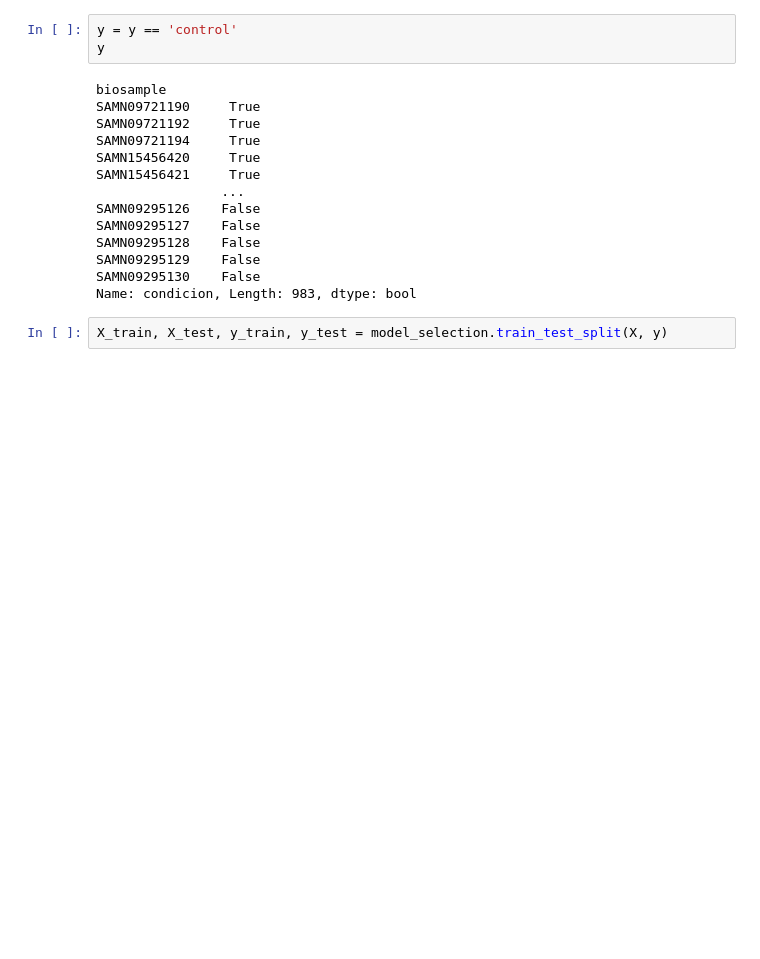
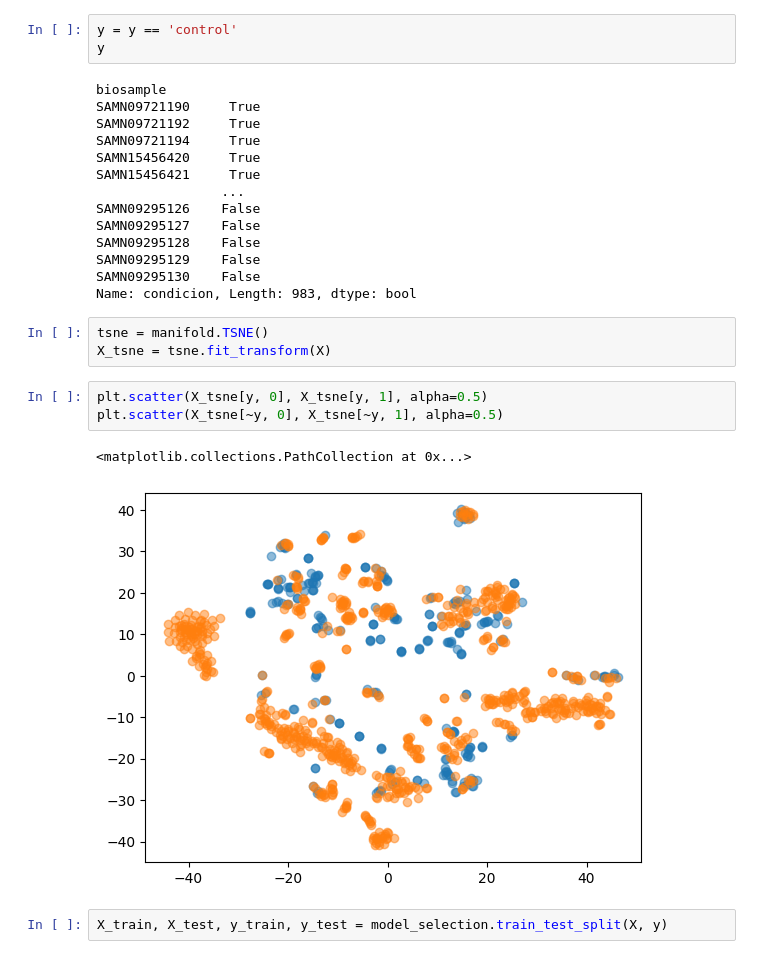
Before and after one commit to freire-guido/soy-biomarkers, a Jupyter notebook: modelado/venancio.ipynb, the cells around one changed output. Cells and saved outputs as stored; diff of their text form; blank space fills up the shorter version.

```diff
--- a/modelado/venancio.ipynb
+++ b/modelado/venancio.ipynb
@@ -83,6 +83,15 @@ SAMN09295128    False
 SAMN09295129    False
 SAMN09295130    False
 Name: condicion, Length: 983, dtype: bool
+# %%
+tsne = manifold.TSNE()
+X_tsne = tsne.fit_transform(X)
+# %%
+plt.scatter(X_tsne[y, 0], X_tsne[y, 1], alpha=0.5)
+plt.scatter(X_tsne[~y, 0], X_tsne[~y, 1], alpha=0.5)
+# %% [output]
+<matplotlib.collections.PathCollection at 0x...>
+[figure, added]
 # %%
 X_train, X_test, y_train, y_test = model_selection.train_test_split(X, y)
 # %%
```
Also changed, not shown: parts of 5 cells of this notebook.
